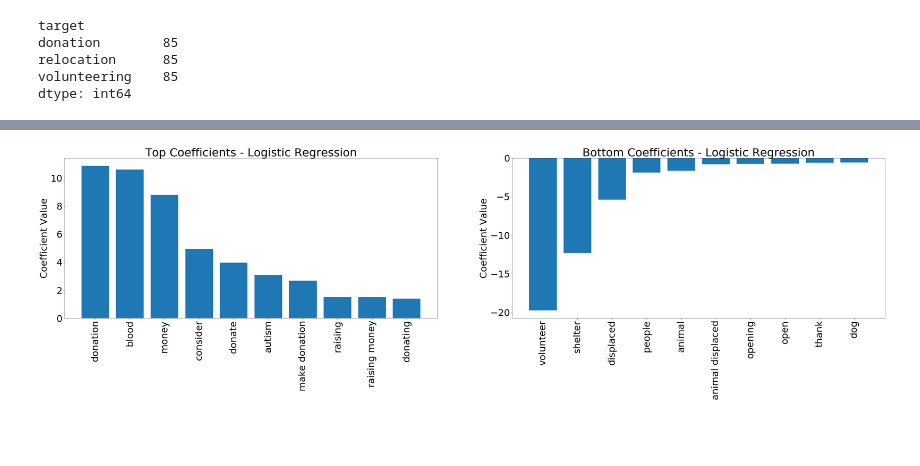
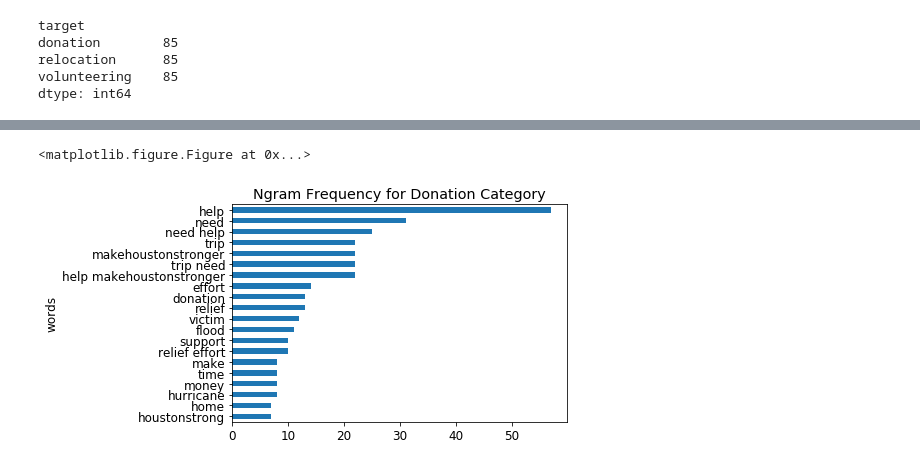
Before and after one commit to nescobar/smm2018, a Jupyter notebook: code/smm_twitter_analysis.ipynb, the cells around one changed output, grey strips where cells are left out. Drawn from its saved outputs; the diff is of its cells as text; code cells hidden in the pictures; blank space fills up the shorter version.

```diff
--- a/code/smm_twitter_analysis.ipynb
+++ b/code/smm_twitter_analysis.ipynb
@@ -346,3 +392,7 @@ top_frequencies_relocation = [x[1] for x in top20_relocation]
 
 top_words_volunteering = [x[0] for x in top20_volunteering]
 top_frequencies_volunteering = [x[1] for x in top20_volunteering]
+
+top_words_donation_df = pd.DataFrame({'words':top_words_donation, 'frequencies': top_frequencies_donation})
+top_words_relocation_df = pd.DataFrame({'words':top_words_relocation, 'frequencies': top_frequencies_relocation})
+top_words_volunteering_df = pd.DataFrame({'words':top_words_volunteering, 'frequencies': top_frequencies_volunteering})
@@ -375,20 +399,11 @@ plt.show()
-# %%
-plt.figure(figsize=(50,10))
-plt.rcParams.update({'font.size': 32})
-
-plt.subplot(1,2,1)
-x_positions = np.arange(10)
-plt.bar(x_positions, top_coef_values)
-plt.xticks(x_positions, top_coef_words, rotation=90)
-plt.title("Top Coefficients - Logistic Regression")
-plt.ylabel("Coefficient Value")
-
-plt.subplot(1,2,2)
-plt.bar(x_positions, bottom_coef_values)
-plt.xticks(x_positions, bottom_coef_words, rotation=90)
-plt.title("Bottom Coefficients - Logistic Regression")
-plt.ylabel("Coefficient Value")
-
-plt.show()
-# %% [output]
-[figure, removed]
+# %%
+plt.figure(figsize=(50,10))
+plt.rcParams.update({'font.size': 12})
+
+top_words_donation_df.sort_values(['frequencies'], ascending=True, inplace=True)
+top_words_donation_df.plot('words','frequencies', kind='barh', title='Ngram Frequency for Donation Category', legend=False)
+
+plt.show()
+# %% [output]
+<matplotlib.figure.Figure at 0x...>
+[figure, added]
```
Also changed, not shown: parts of 10 cells of this notebook.
